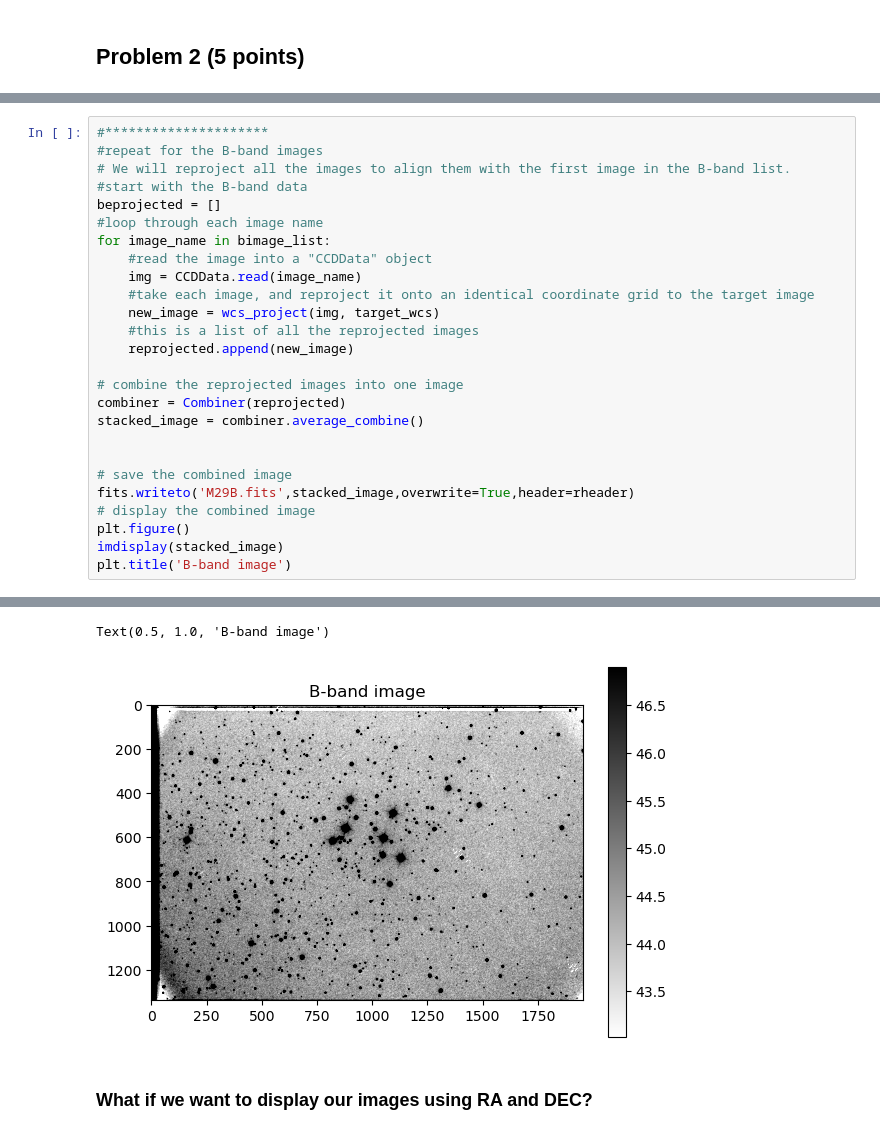
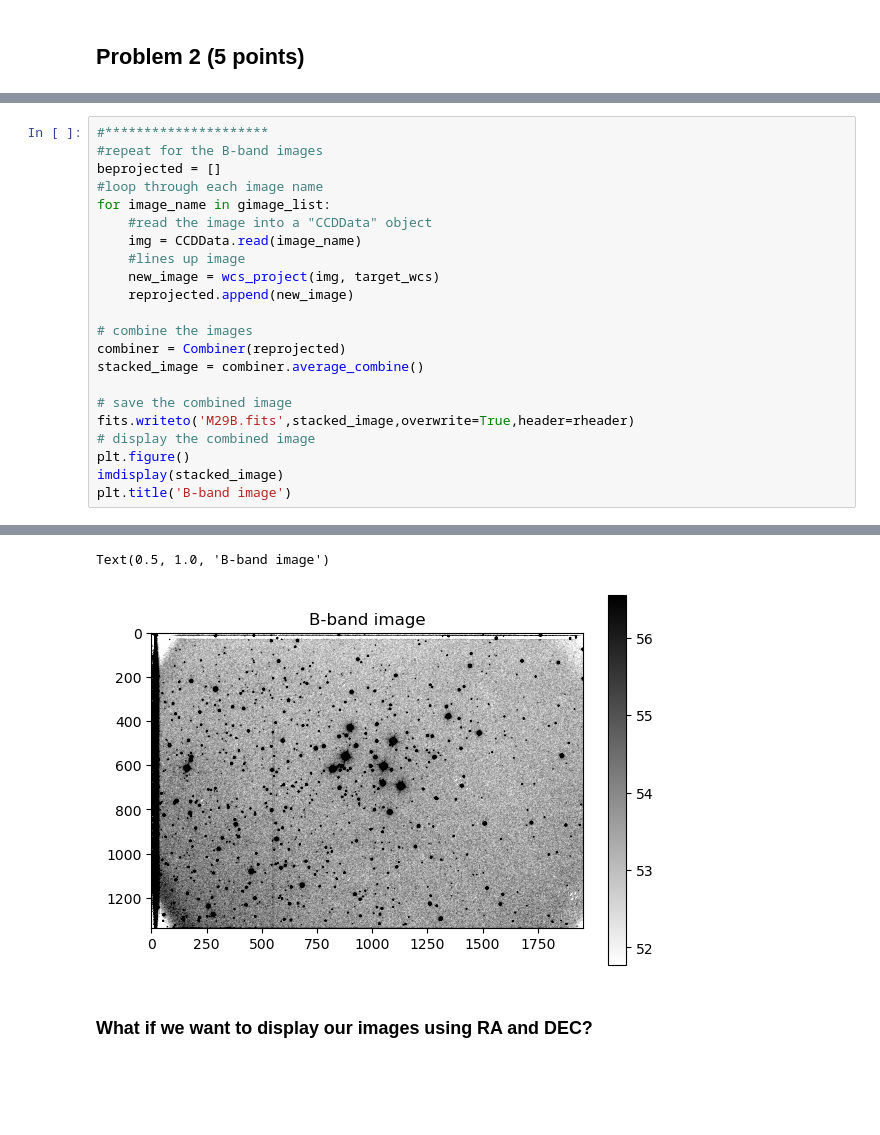
Before and after one commit to OZafuta/Reductionproject_student, a Jupyter notebook: cluster_photometry_student.ipynb, the cells around one changed output, grey strips where cells are left out. Saved outputs shown, nothing was run; the diff lists cells and outputs as text; blank space fills up the shorter version.

```diff
--- a/cluster_photometry_student.ipynb
+++ b/cluster_photometry_student.ipynb
@@ -261,22 +256,18 @@ Text(0.5, 1.0, 'V-band image')
 # %%
 #*********************
 #repeat for the B-band images
-# We will reproject all the images to align them with the first image in the B-band list.
-#start with the B-band data
 beprojected = []
 #loop through each image name
-for image_name in bimage_list:
+for image_name in gimage_list:
     #read the image into a "CCDData" object
     img = CCDData.read(image_name)
-    #take each image, and reproject it onto an identical coordinate grid to the target image
+    #lines up image
     new_image = wcs_project(img, target_wcs)
-    #this is a list of all the reprojected images
     reprojected.append(new_image)
 
-# combine the reprojected images into one image
+# combine the images
 combiner = Combiner(reprojected)
 stacked_image = combiner.average_combine()
-
 
 # save the combined image
 fits.writeto('M29B.fits',stacked_image,overwrite=True,header=rheader)
@@ -298,5 +289,5 @@ WARNING: FITSFixedWarning: 'datfix' made the change 'Set MJD-OBS to 60240.957198
 Text(0.5, 1.0, 'B-band image')
-[figure, old version]
+[figure, new version]
 # %% [markdown]
 ### What if we want to display our images using RA and DEC?
 # %%
```
Also changed, not shown: parts of 12 cells of this notebook.
